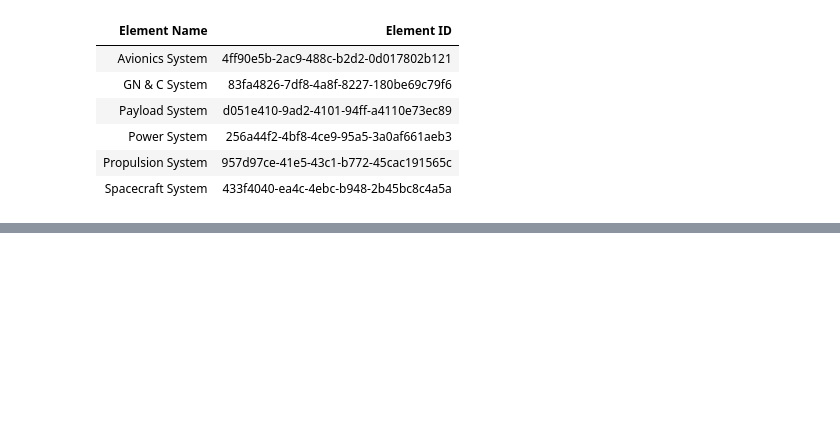
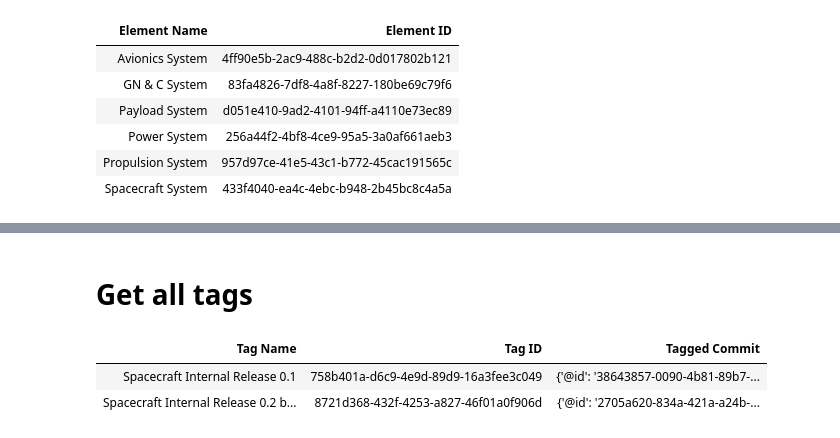
Before and after one commit to Systems-Modeling/SysML-v2-API-Cookbook, a Jupyter notebook: Project_Commit_Branch_Tag_Recipe.ipynb, the cells around one changed output, grey strips where cells are left out. Cells and saved outputs as stored; diff of their text form; code cells hidden in the pictures; blank space fills up the shorter version.

```diff
--- a/Project_Commit_Branch_Tag_Recipe.ipynb
+++ b/Project_Commit_Branch_Tag_Recipe.ipynb
@@ -470,0 +473,24 @@ else:
+# %%
+tag_body = {
+    "@type": "Tag",
+    "name": "Spacecraft Internal Release 0.2 build 1",
+    "taggedCommit": {
+      "@id": commit3_id
+    }
+}
+
+tag_post_url = f"{host}/projects/{project_id}/tags"
+
+tag_post_response = requests.post(tag_post_url,
+                                  headers={"Content-Type": "application/json"},
+                                  data=json.dumps(tag_body))
+
+tag1_id = ""
+
+if tag_post_response.status_code == 200:
+    tag_response_json = tag_post_response.json()
+    pprint(tag_response_json)
+    tag1_id = tag_response_json['@id']
+else:
+    pprint(f"Problem in creating a new tag in Spacecraft project {project_id}.")
+    pprint(tag_post_response)
@@ -470,0 +505,19 @@ else:
+# %% [markdown]
+# Get all tags
+# %%
+tags_url = f"{host}/projects/{project_id}/tags"
+tags_response = requests.get(tags_url)
+
+if tags_response.status_code == 200:
+    tags = tags_response.json()
+    tags_data = list(map(lambda b: {'Tag Name':b['name'], 'Tag ID':b['@id'], 'Tagged Commit':b['taggedCommit']}, tags))
+
+    df = pd.DataFrame.from_records(tags_data).style.hide(axis='index')
+    display(df)
+else:
+    pprint(f"Problem in fetching tags in Spacecraft project {project_id}.")
+    pprint(tag_post_response)
+# %% [output]
+| Tag Name | Tag ID | Tagged Commit |
+| Spacecraft Internal Release 0.1 | 758b401a-d6c9-4e9d-89d9-16a3fee3c049 | {'@id': '38643857-0090-4b81-89b7-... |
+| Spacecraft Internal Release 0.2 b... | 8721d368-432f-4253-a827-46f01a0f906d | {'@id': '2705a620-834a-421a-a24b-... |
```
Also changed, not shown: parts of 2 cells of this notebook.
